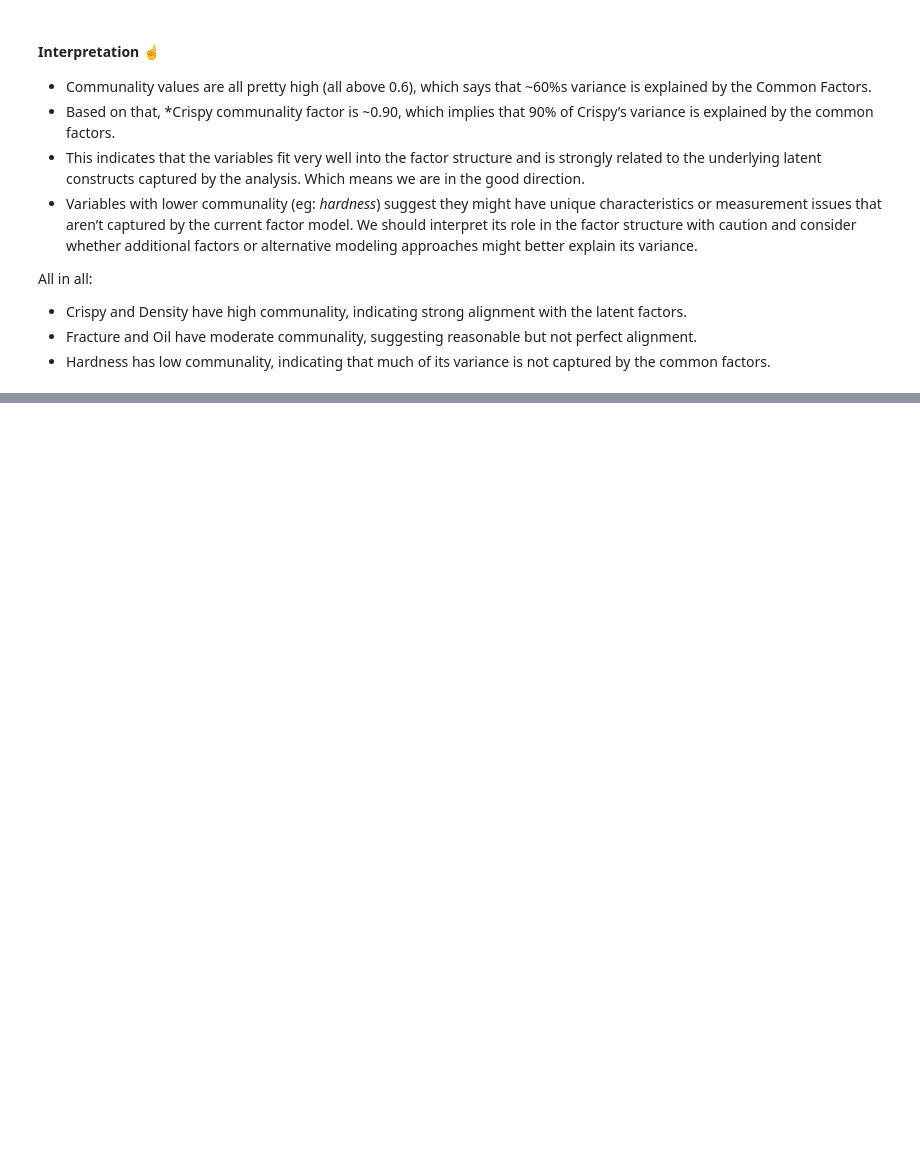
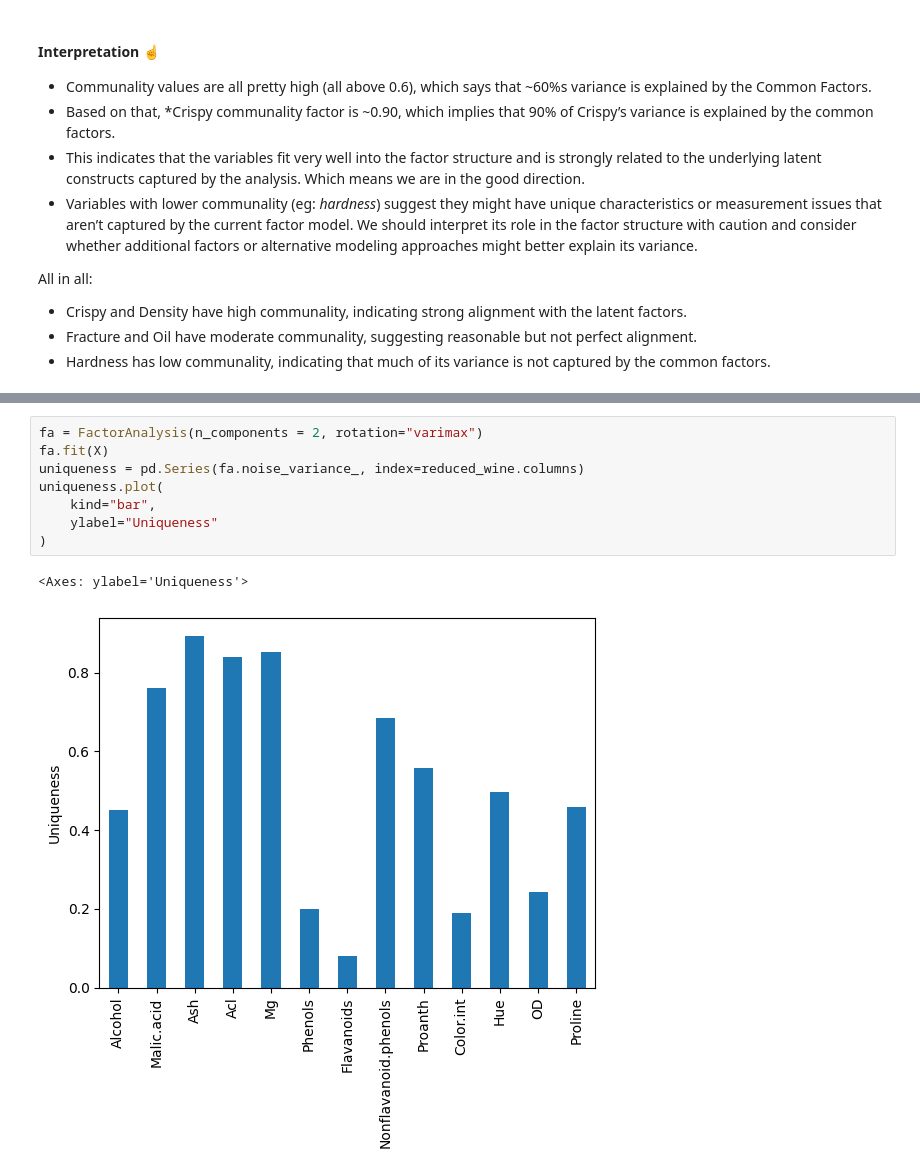
Before and after one commit to jrbayguade/jrbayguade-Data_treatment_Dimensionality_Reduction_Factorial_Analaysis, a Jupyter notebook: T7_Factorial_Analysis.ipynb, the cells around one changed output, grey strips where cells are left out. Drawn from its saved outputs; the diff is of its cells as text; blank space fills up the shorter version.

```diff
--- a/T7_Factorial_Analysis.ipynb
+++ b/T7_Factorial_Analysis.ipynb
@@ -180,0 +268,11 @@ All in all:
+# %%
+fa = FactorAnalysis(n_components = 2, rotation="varimax")
+fa.fit(X)
+uniqueness = pd.Series(fa.noise_variance_, index=reduced_wine.columns)
+uniqueness.plot(
+    kind="bar",
+    ylabel="Uniqueness"
+)
+# %% [output]
+<Axes: ylabel='Uniqueness'>
+[figure, added]
```
Also changed, not shown: parts of 4 cells of this notebook.
